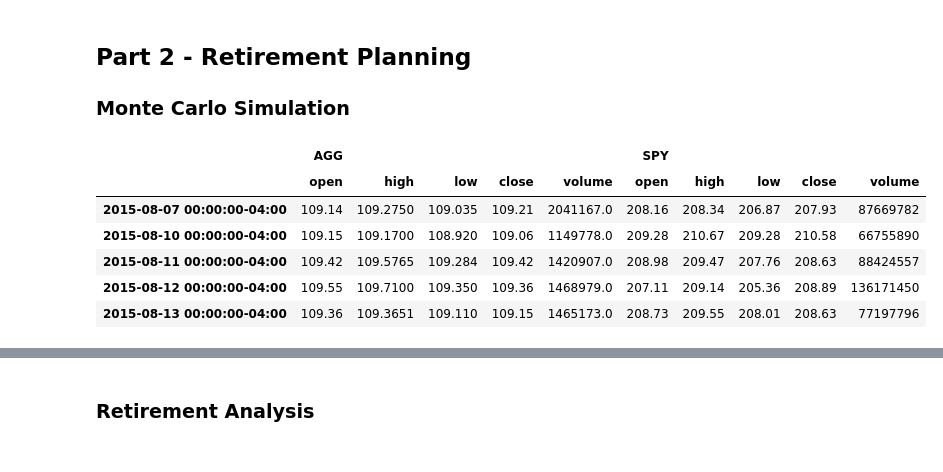
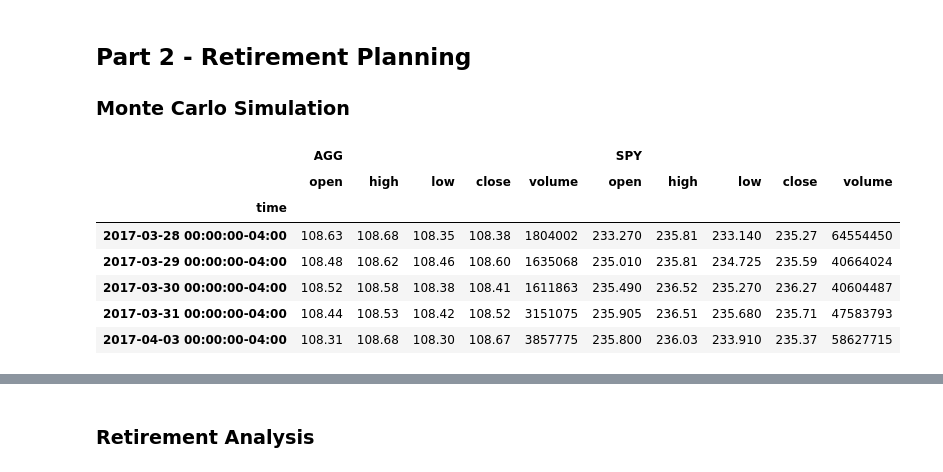
Before and after one commit to JacobJ215/Financial-Planner, a Jupyter notebook: financial-planner.ipynb, the cells around one changed output, grey strips where cells are left out. Cells and saved outputs as stored; diff of their text form; code cells hidden in the pictures.

```diff
--- a/financial-planner.ipynb
+++ b/financial-planner.ipynb
@@ -190,19 +190,27 @@ Congratulations! You have enough money in your emergency fund
 # %%
 # Set start and end dates of five years back from today.
 # Sample results may vary from the solution based on the time frame chosen
-start_date = pd.Timestamp('2015-08-07', tz='America/New_York').isoformat()
-end_date = pd.Timestamp('2020-08-07', tz='America/New_York').isoformat()
+start_date = pd.Timestamp('2016-03-17', tz='America/New_York').isoformat()
+end_date = pd.Timestamp('2021-03-17', tz='America/New_York').isoformat()
 # %%
 # Get 5 years' worth of historical data for SPY and AGG
 # YOUR CODE HERE!
+df_stock_data = alpaca.get_barset(
+    tickers,
+    timeframe,
+    start=start_date,
+    end=end_date,
+    limit=1000
+).df
 
 # Display sample data
 df_stock_data.head()
 # %% [output]
 |  | AGG |  |  |  |  | SPY |  |  |  |  |
 |  | open | high | low | close | volume | open | high | low | close | volume |
-| 2015-08-07 00:00:00-04:00 | 109.14 | 109.2750 | 109.035 | 109.21 | 2041167.0 | 208.16 | 208.34 | 206.87 | 207.93 | 87669782 |
-| 2015-08-10 00:00:00-04:00 | 109.15 | 109.1700 | 108.920 | 109.06 | 1149778.0 | 209.28 | 210.67 | 209.28 | 210.58 | 66755890 |
-| 2015-08-11 00:00:00-04:00 | 109.42 | 109.5765 | 109.284 | 109.42 | 1420907.0 | 208.98 | 209.47 | 207.76 | 208.63 | 88424557 |
-| 2015-08-12 00:00:00-04:00 | 109.55 | 109.7100 | 109.350 | 109.36 | 1468979.0 | 207.11 | 209.14 | 205.36 | 208.89 | 136171450 |
-| 2015-08-13 00:00:00-04:00 | 109.36 | 109.3651 | 109.110 | 109.15 | 1465173.0 | 208.73 | 209.55 | 208.01 | 208.63 | 77197796 |
+| time |  |  |  |  |  |  |  |  |  |  |
+| 2017-03-28 00:00:00-04:00 | 108.63 | 108.68 | 108.35 | 108.38 | 1804002 | 233.270 | 235.81 | 233.140 | 235.27 | 64554450 |
+| 2017-03-29 00:00:00-04:00 | 108.48 | 108.62 | 108.46 | 108.60 | 1635068 | 235.010 | 235.81 | 234.725 | 235.59 | 40664024 |
+| 2017-03-30 00:00:00-04:00 | 108.52 | 108.58 | 108.38 | 108.41 | 1611863 | 235.490 | 236.52 | 235.270 | 236.27 | 40604487 |
+| 2017-03-31 00:00:00-04:00 | 108.44 | 108.53 | 108.42 | 108.52 | 3151075 | 235.905 | 236.51 | 235.680 | 235.71 | 47583793 |
+| 2017-04-03 00:00:00-04:00 | 108.31 | 108.68 | 108.30 | 108.67 | 3857775 | 235.800 | 236.03 | 233.910 | 235.37 | 58627715 |
```
Also changed, not shown: parts of 11 cells of this notebook.
